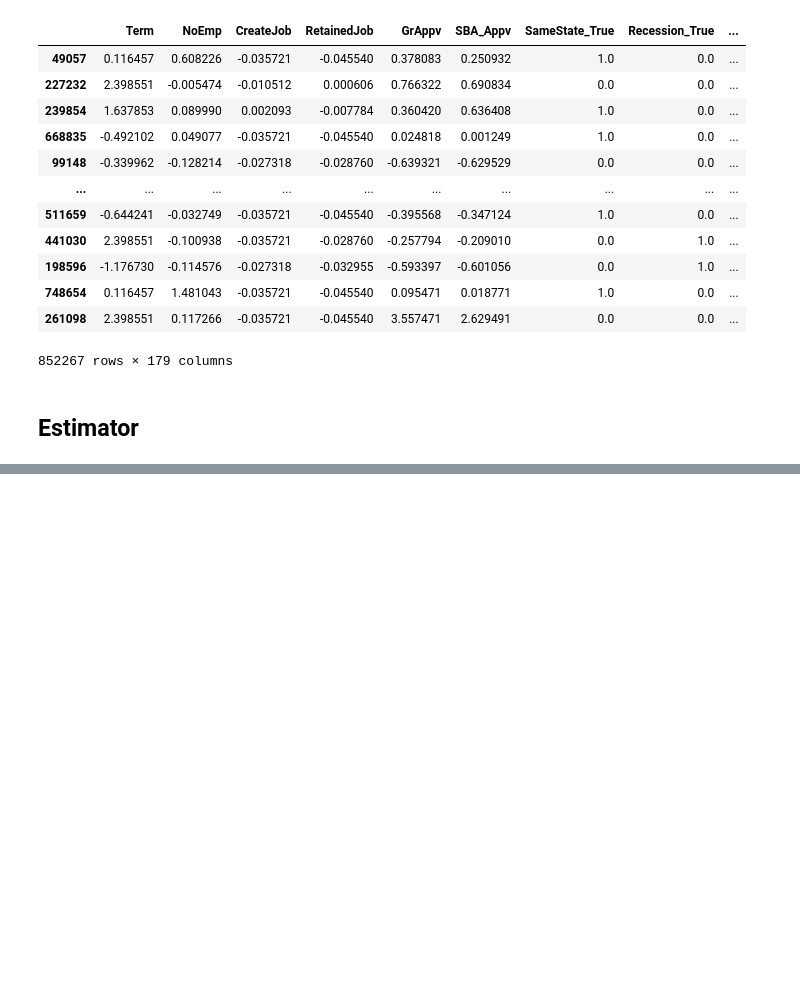
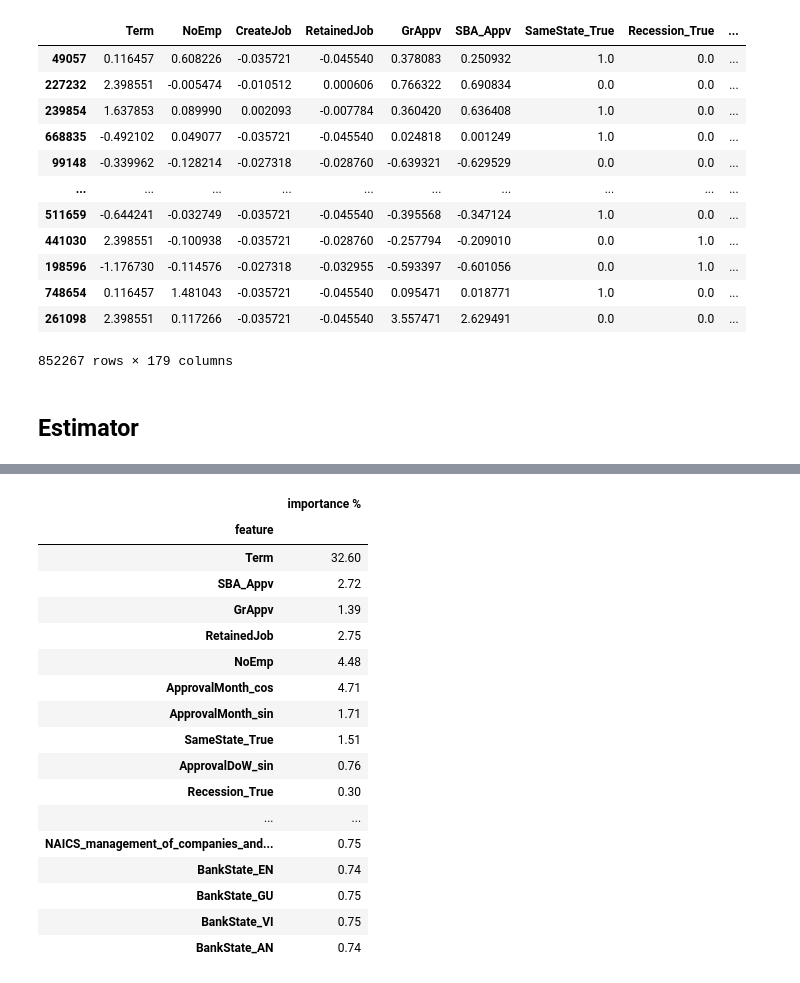
Before and after one commit to GMartin-Data/loan_approval, a Jupyter notebook: notebooks/modeling.ipynb, the cells around one changed output, grey strips where cells are left out. Saved outputs shown, nothing was run; the diff lists cells and outputs as text; code cells hidden in the pictures; blank space fills up the shorter version.

Commit message:
1st implementation of feature importances

```diff
--- a/notebooks/modeling.ipynb
+++ b/notebooks/modeling.ipynb
@@ -221,0 +247,3 @@ X_train_tr
+# %%
+model.fit(X_train, y_train)
+model.score(X_test, y_test)
@@ -221,0 +252,6 @@ X_train_tr
+# %%
+importances = model[-1].feature_importances_
+# %%
+indices = np.argsort(importances)[::-1]
+feat_labels = X_train_tr.columns
+feat_labels
@@ -221,0 +301,32 @@ X_train_tr
+# %%
+pd.set_option("display.max_rows", None)
+
+df_imp = (
+    pd.DataFrame({
+        "feature": feat_labels[indices],
+        "importance %": importances
+    })
+    .set_index("feature")
+    .map(lambda x: round(100 * x, 2))
+)
+# %%
+display(df_imp)
+# %% [output]
+|  | importance % |
+| feature |  |
+| Term | 32.60 |
+| SBA_Appv | 2.72 |
+| GrAppv | 1.39 |
+| RetainedJob | 2.75 |
+| NoEmp | 4.48 |
+| ApprovalMonth_cos | 4.71 |
+| ApprovalMonth_sin | 1.71 |
+| SameState_True | 1.51 |
+| ApprovalDoW_sin | 0.76 |
+| Recession_True | 0.30 |
+| ... | ... |
+| NAICS_management_of_companies_and... | 0.75 |
+| BankState_EN | 0.74 |
+| BankState_GU | 0.75 |
+| BankState_VI | 0.75 |
+| BankState_AN | 0.74 |
```
Also changed, not shown: parts of 9 cells of this notebook.
